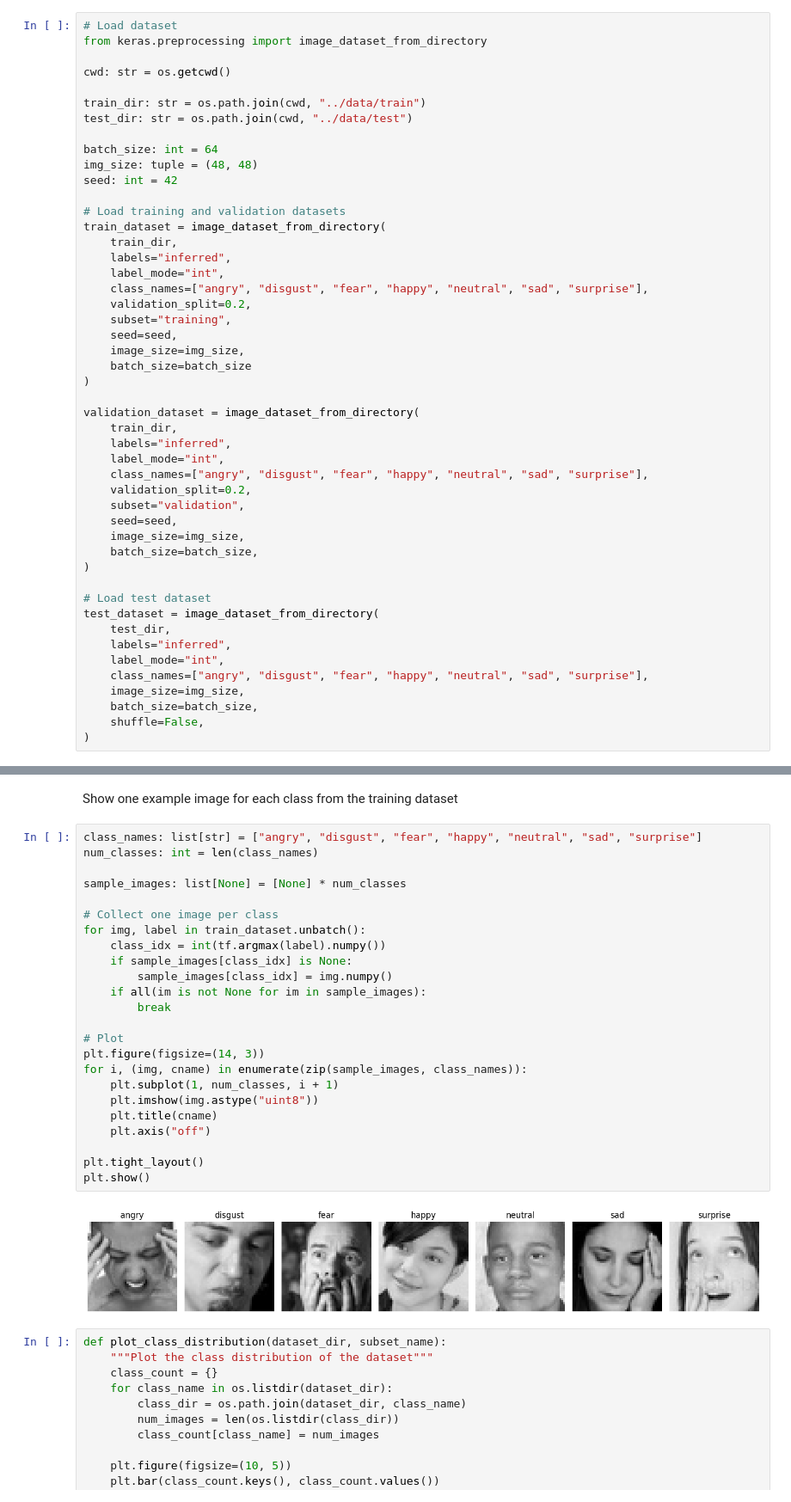
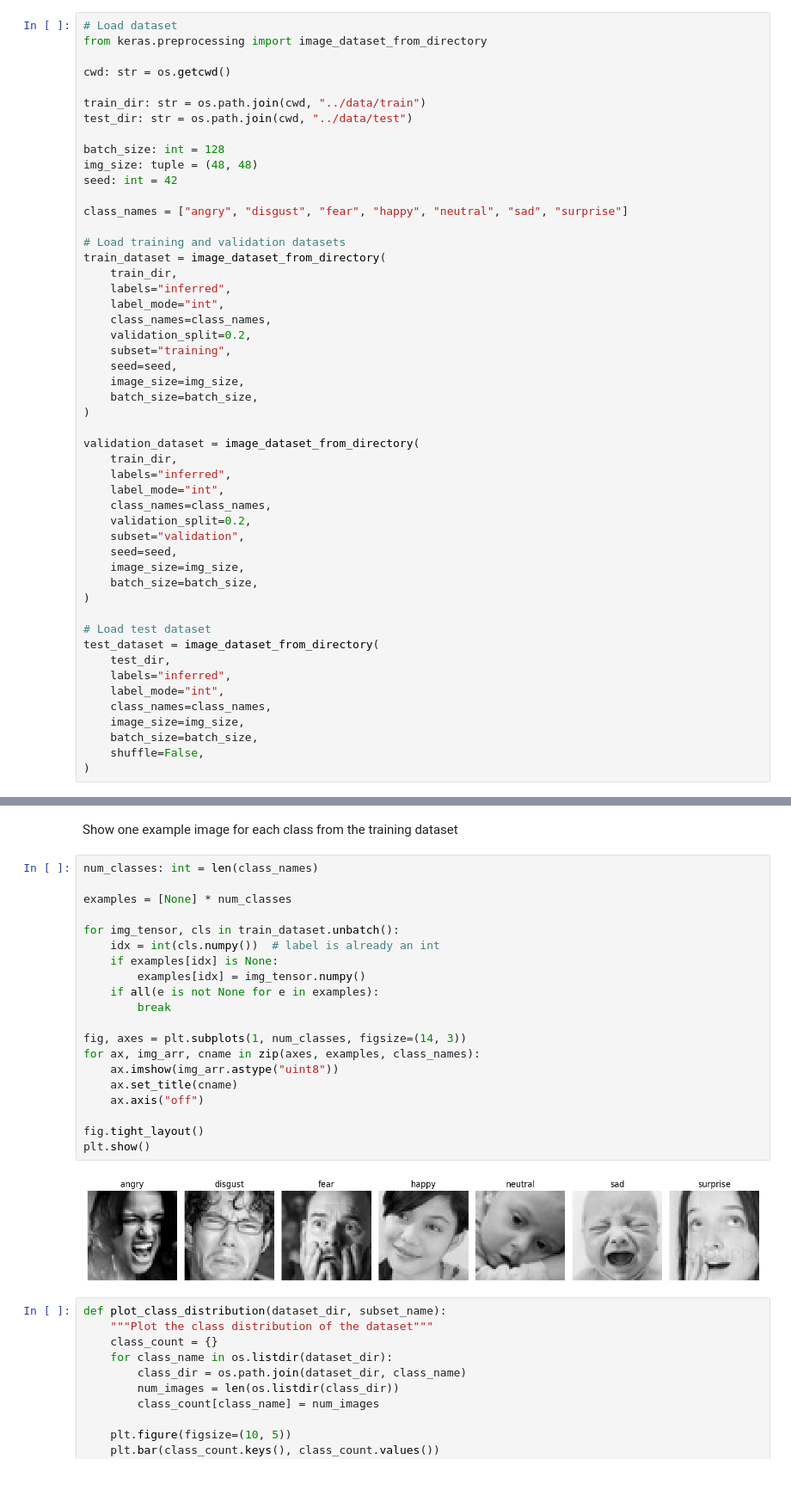
Before and after one commit to YiannisParask/facial-emotion-recognition, a Jupyter notebook: notebooks/emotion-image-recognition.ipynb, the cells around one changed output, grey strips where cells are left out. Shown at 86% size. Cells and saved outputs as stored; diff of their text form.

```diff
--- a/notebooks/emotion-image-recognition.ipynb
+++ b/notebooks/emotion-image-recognition.ipynb
@@ -34,28 +34,30 @@ cwd: str = os.getcwd()
 train_dir: str = os.path.join(cwd, "../data/train")
 test_dir: str = os.path.join(cwd, "../data/test")
 
-batch_size: int = 64
+batch_size: int = 128
 img_size: tuple = (48, 48)
 seed: int = 42
+
+class_names = ["angry", "disgust", "fear", "happy", "neutral", "sad", "surprise"]
 
 # Load training and validation datasets
 train_dataset = image_dataset_from_directory(
     train_dir,
     labels="inferred",
     label_mode="int",
-    class_names=["angry", "disgust", "fear", "happy", "neutral", "sad", "surprise"],
+    class_names=class_names,
     validation_split=0.2,
     subset="training",
     seed=seed,
     image_size=img_size,
-    batch_size=batch_size
+    batch_size=batch_size,
 )
 
 validation_dataset = image_dataset_from_directory(
     train_dir,
     labels="inferred",
     label_mode="int",
-    class_names=["angry", "disgust", "fear", "happy", "neutral", "sad", "surprise"],
+    class_names=class_names,
     validation_split=0.2,
     subset="validation",
     seed=seed,
@@ -68,7 +70,7 @@ test_dataset = image_dataset_from_directory(
     test_dir,
     labels="inferred",
     label_mode="int",
-    class_names=["angry", "disgust", "fear", "happy", "neutral", "sad", "surprise"],
+    class_names=class_names,
     image_size=img_size,
     batch_size=batch_size,
     shuffle=False,
@@ -82,31 +86,27 @@ Found 7178 files belonging to 7 classes.
 # %% [markdown]
 Show one example image for each class from the training dataset
 # %%
-class_names: list[str] = ["angry", "disgust", "fear", "happy", "neutral", "sad", "surprise"]
 num_classes: int = len(class_names)
 
-sample_images: list[None] = [None] * num_classes
+examples = [None] * num_classes
 
-# Collect one image per class
-for img, label in train_dataset.unbatch():
-    class_idx = int(tf.argmax(label).numpy())
-    if sample_images[class_idx] is None:
-        sample_images[class_idx] = img.numpy()
-    if all(im is not None for im in sample_images):
+for img_tensor, cls in train_dataset.unbatch():
+    idx = int(cls.numpy())  # label is already an int
+    if examples[idx] is None:
+        examples[idx] = img_tensor.numpy()
+    if all(e is not None for e in examples):
         break
 
-# Plot
-plt.figure(figsize=(14, 3))
-for i, (img, cname) in enumerate(zip(sample_images, class_names)):
-    plt.subplot(1, num_classes, i + 1)
-    plt.imshow(img.astype("uint8"))
-    plt.title(cname)
-    plt.axis("off")
+fig, axes = plt.subplots(1, num_classes, figsize=(14, 3))
+for ax, img_arr, cname in zip(axes, examples, class_names):
+    ax.imshow(img_arr.astype("uint8"))
+    ax.set_title(cname)
+    ax.axis("off")
 
-plt.tight_layout()
+fig.tight_layout()
 plt.show()
 # %% [output]
-[figure, old version]
+[figure, new version]
 # %%
 def plot_class_distribution(dataset_dir, subset_name):
     """Plot the class distribution of the dataset"""
```
Also changed, not shown: parts of 12 cells of this notebook.
